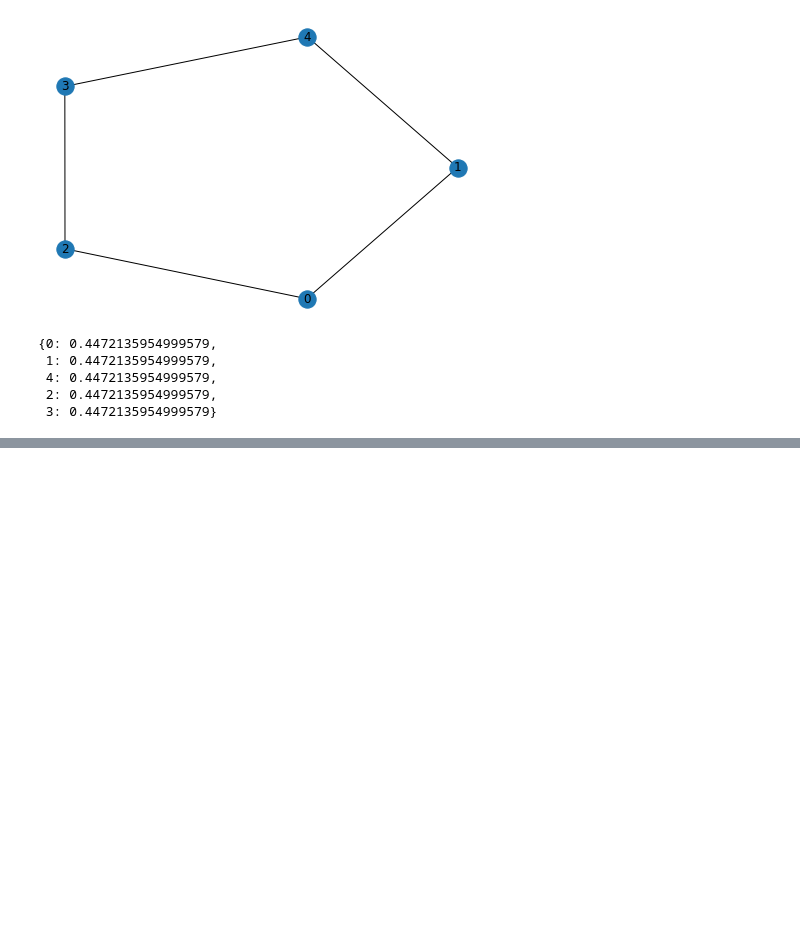
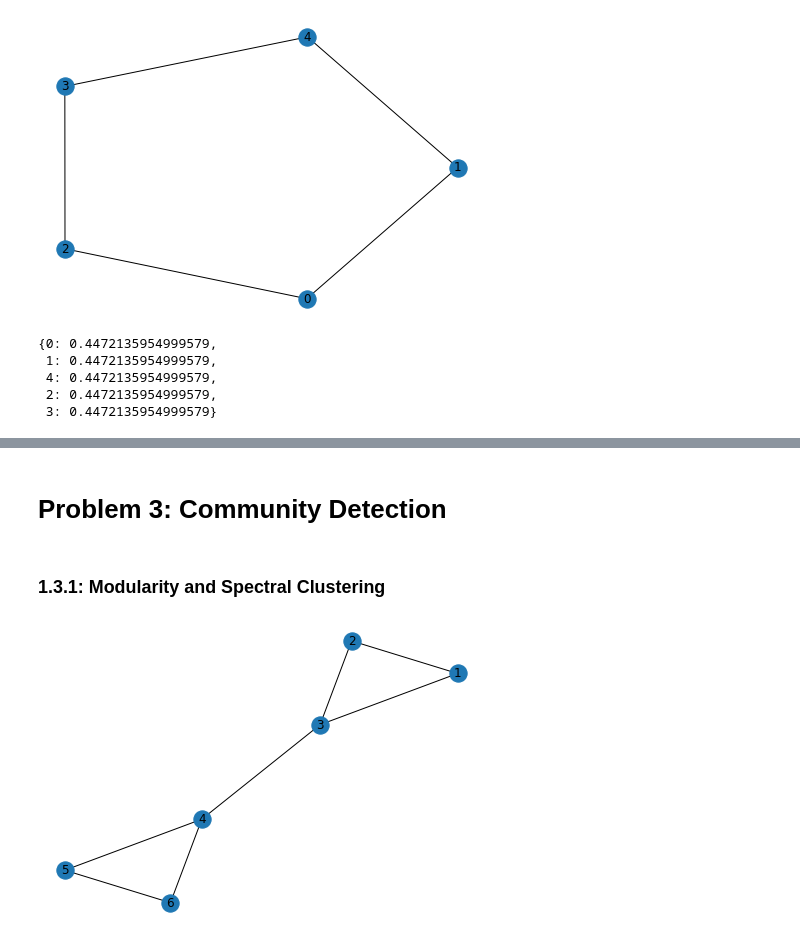
Before and after one commit to bacelii/graph_tools, a Jupyter notebook: Applications/Networks/Homework_1_Network_Measures_Centrality_Community_Detection/Homework_1_Network_Measures_Centrality_Community_Detection_Celii.ipynb, the cells around one changed output, grey strips where cells are left out. Cells and saved outputs as stored; diff of their text form; code cells hidden in the pictures; blank space fills up the shorter version.

```diff
--- a/Applications/Networks/Homework_1_Network_Measures_Centrality_Community_Detection/Homework_1_Network_Measures_Centrality_Community_Detection_Celii.ipynb
+++ b/Applications/Networks/Homework_1_Network_Measures_Centrality_Community_Detection/Homework_1_Network_Measures_Centrality_Community_Detection_Celii.ipynb
@@ -264,0 +504,4 @@ gs.eigenvector_centrality(G)
+# %% [markdown]
+# Problem 3: Community Detection
+# %% [markdown]
+### 1.3.1: Modularity and Spectral Clustering
@@ -264,0 +595,23 @@ gs.eigenvector_centrality(G)
+# %%
+edges = [
+    [1,2],
+    [1,3],
+    [2,3],
+    [3,4],
+    [4,5],
+    [5,6],
+    [6,4],
+]
+
+G = nx.from_edgelist(edges)
+nodelist = list(G.nodes())
+pos = nx.spring_layout(
+    G,
+)
+nx.draw(
+    G,
+    pos = pos,
+    with_labels = True
+)
+# %% [output]
+[figure, added]
```
Also changed, not shown: parts of 28 cells of this notebook.
